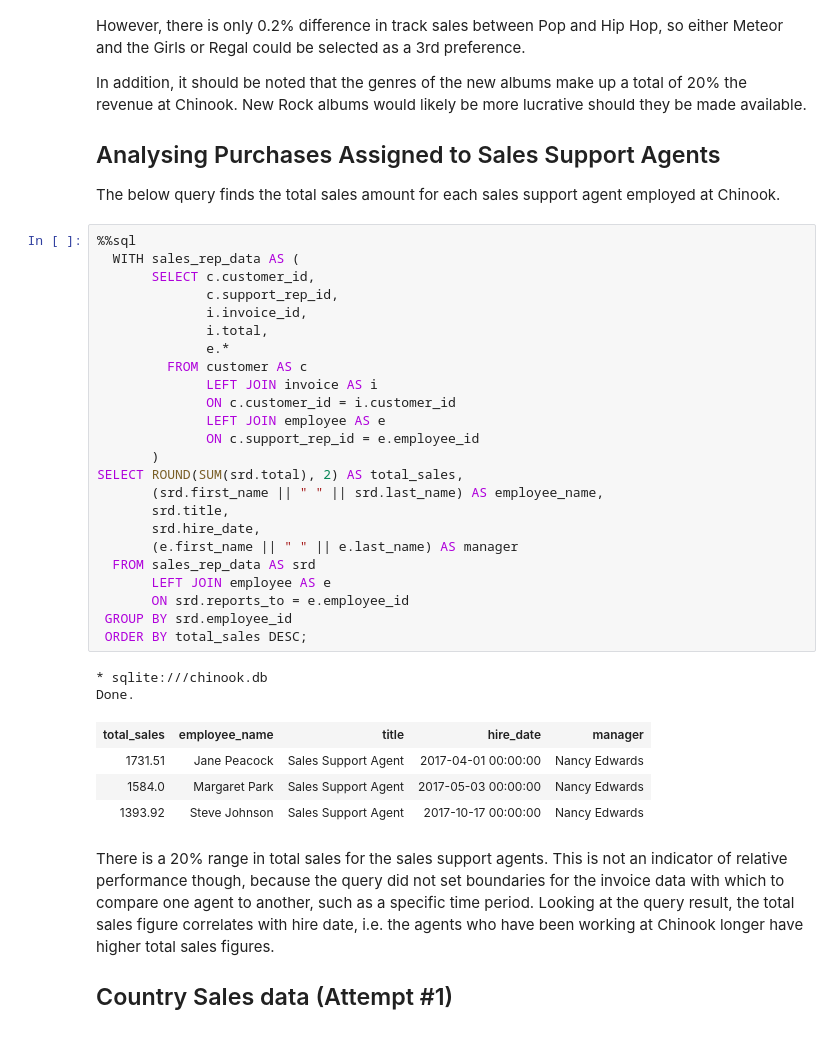
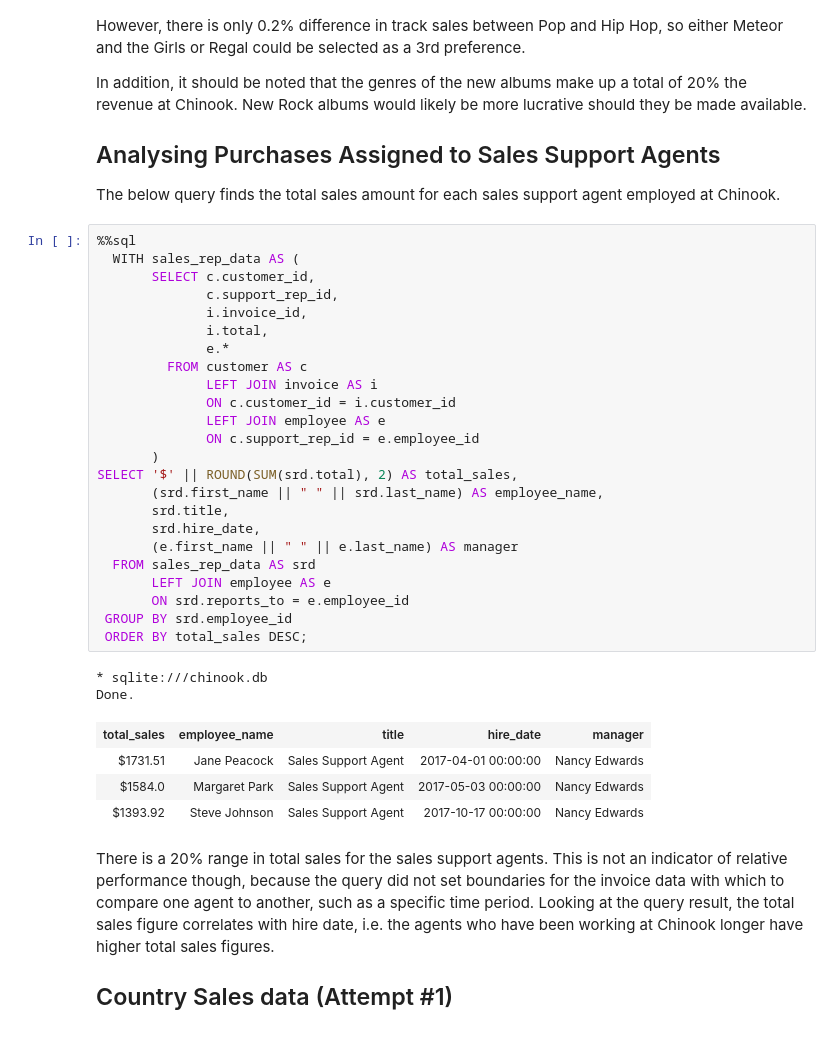
Before and after one commit to ajlaan-bridle/dataquest-projects, a Jupyter notebook: 10-chinook-sql/chinook.ipynb, the cells around one changed output. Drawn from its saved outputs; the diff is of its cells as text.

```diff
--- a/10-chinook-sql/chinook.ipynb
+++ b/10-chinook-sql/chinook.ipynb
@@ -115,34 +115,34 @@ The below query finds the total sales amount for each sales support agent employ
 # %%
 %%sql
   WITH sales_rep_data AS (
        SELECT c.customer_id,
               c.support_rep_id,
               i.invoice_id,
               i.total,
               e.*
          FROM customer AS c
               LEFT JOIN invoice AS i
               ON c.customer_id = i.customer_id
               LEFT JOIN employee AS e
               ON c.support_rep_id = e.employee_id
        )
-SELECT ROUND(SUM(srd.total), 2) AS total_sales,
+SELECT '$' || ROUND(SUM(srd.total), 2) AS total_sales,
        (srd.first_name || " " || srd.last_name) AS employee_name,
        srd.title,
        srd.hire_date,
        (e.first_name || " " || e.last_name) AS manager
   FROM sales_rep_data AS srd
        LEFT JOIN employee AS e
        ON srd.reports_to = e.employee_id
  GROUP BY srd.employee_id
  ORDER BY total_sales DESC;
 # %% [output]
 * sqlite:///chinook.db
 Done.
 | total_sales | employee_name | title | hire_date | manager |
-| 1731.51 | Jane Peacock | Sales Support Agent | 2017-04-01 00:00:00 | Nancy Edwards |
-| 1584.0 | Margaret Park | Sales Support Agent | 2017-05-03 00:00:00 | Nancy Edwards |
-| 1393.92 | Steve Johnson | Sales Support Agent | 2017-10-17 00:00:00 | Nancy Edwards |
+| $1731.51 | Jane Peacock | Sales Support Agent | 2017-04-01 00:00:00 | Nancy Edwards |
+| $1584.0 | Margaret Park | Sales Support Agent | 2017-05-03 00:00:00 | Nancy Edwards |
+| $1393.92 | Steve Johnson | Sales Support Agent | 2017-10-17 00:00:00 | Nancy Edwards |
 # %% [markdown]
 There is a 20% range in total sales for the sales support agents. This is not an indicator of relative performance though, because the query did not set boundaries for the invoice data with which to compare one agent to another, such as a specific time period. Looking at the query result, the total sales figure correlates with hire date, i.e. the agents who have been working at Chinook longer have higher total sales figures.
 
```
Also changed, not shown: parts of 4 cells of this notebook, 1 other file.
